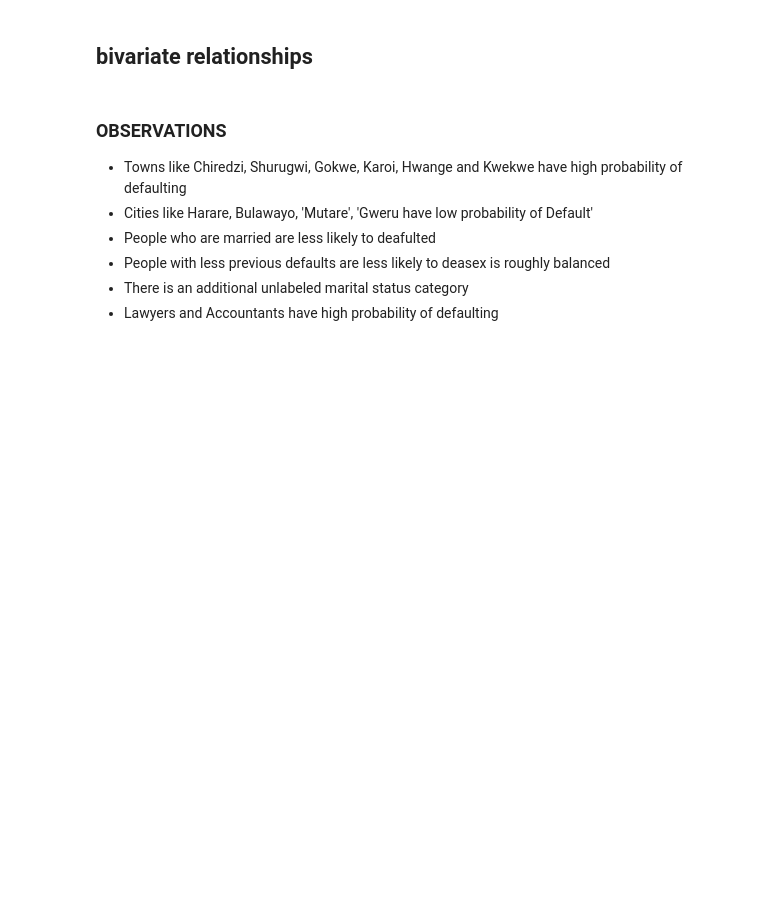
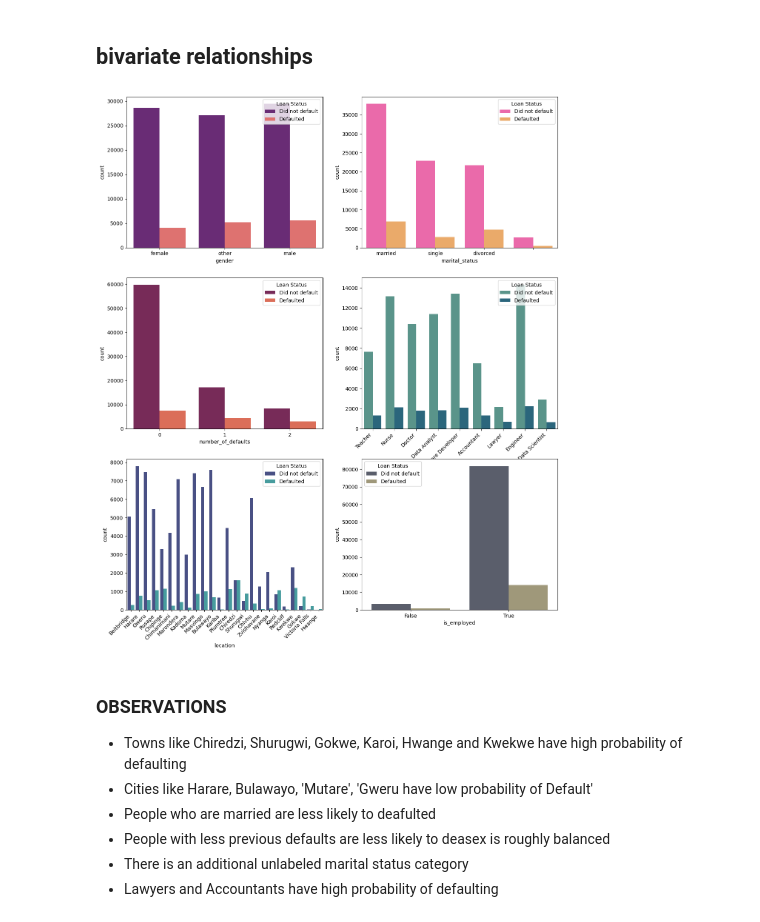
Before and after one commit to Augah2001/Data-Science-Competion-Question-and-Data, a Jupyter notebook: credit_risk.ipynb, the cells around one changed output. Saved outputs shown, nothing was run; the diff lists cells and outputs as text; code cells hidden in the pictures; blank space fills up the shorter version.

```diff
--- a/credit_risk.ipynb
+++ b/credit_risk.ipynb
@@ -419,19 +419,21 @@ LOAN AMOUNT AND SALARY AND OUTSTANDING BALANCE ARE HIGHLY DEVIATING AWAY FROM NO
 # %% [markdown]
 ## bivariate relationships
 # %%
-# fig, (ax, ax1, ax2) = plt.subplots(3,2,figsize=(15,18))
+fig, (ax, ax1, ax2) = plt.subplots(3,2,figsize=(15,18))
 
-# sns.countplot(df,x= 'gender', ax=ax[0], palette='magma', hue='Loan Status');
-# sns.countplot(df,x= 'marital_status', ax=ax[1], palette='spring', hue='Loan Status');
-# sns.countplot(df,x= 'number_of_defaults', ax=ax1[0], palette='rocket', hue='Loan Status');
-# sns.countplot(df,x= 'job', ax=ax1[1], palette='crest', hue='Loan Status');
-# sns.countplot(df,x= 'location', ax=ax2[0], palette='mako', hue='Loan Status', );
-# sns.countplot(df,x= 'is_employed', ax=ax2[1], palette='cividis', hue='Loan Status', );
-# ax2[0].set_xticks(ax2[0].get_xticks());
-# ax1[1].set_xticks(ax1[1].get_xticks());
-# ax2[0].set_xticklabels(ax2[0].get_xticklabels(), rotation=45, ha='right');
-# ax1[1].set_xticklabels(ax1[1].get_xticklabels(), rotation=45, ha='right');
+sns.countplot(df,x= 'gender', ax=ax[0], palette='magma', hue='Loan Status');
+sns.countplot(df,x= 'marital_status', ax=ax[1], palette='spring', hue='Loan Status');
+sns.countplot(df,x= 'number_of_defaults', ax=ax1[0], palette='rocket', hue='Loan Status');
+sns.countplot(df,x= 'job', ax=ax1[1], palette='crest', hue='Loan Status');
+sns.countplot(df,x= 'location', ax=ax2[0], palette='mako', hue='Loan Status', );
+sns.countplot(df,x= 'is_employed', ax=ax2[1], palette='cividis', hue='Loan Status', );
+ax2[0].set_xticks(ax2[0].get_xticks());
+ax1[1].set_xticks(ax1[1].get_xticks());
+ax2[0].set_xticklabels(ax2[0].get_xticklabels(), rotation=45, ha='right');
+ax1[1].set_xticklabels(ax1[1].get_xticklabels(), rotation=45, ha='right');
 # plt.subplots_adjust(hspace=0.4)
+# %% [output]
+[figure, added]
 # %% [markdown]
 ### OBSERVATIONS
 
```
Also changed, not shown: parts of 21 cells of this notebook, 5 other files.
